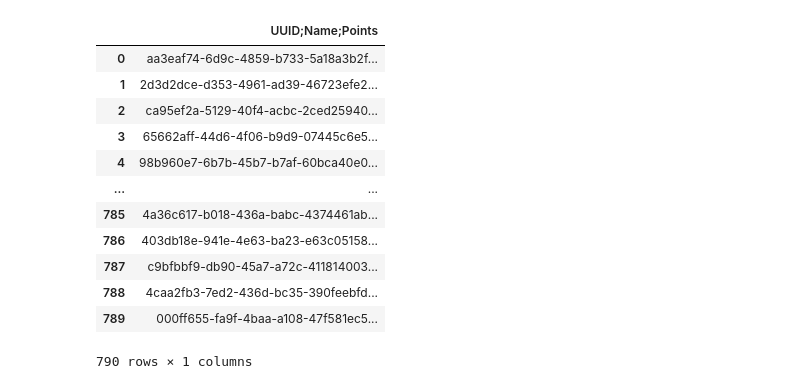
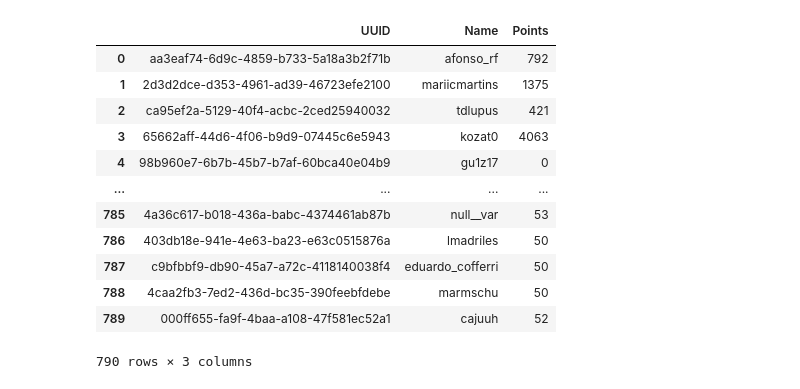
Before and after one commit to Celiana-Rocha/Pandas_notes, a Jupyter notebook: dia 03/novas_colunas.ipynb, the cells around one changed output. Drawn from its saved outputs; the diff is of its cells as text; code cells hidden in the pictures.

```diff
--- a/dia 03/novas_colunas.ipynb
+++ b/dia 03/novas_colunas.ipynb
@@ -3,17 +4,18 @@ import pandas as pd
 # %%
-df = pd.read_csv("../datas/customers.csv")
+
+df = pd.read_csv("../datas/customers.csv", sep= ';')
 df
 # %% [output]
-|  | UUID;Name;Points |
-| 0 | aa3eaf74-6d9c-4859-b733-5a18a3b2f... |
-| 1 | 2d3d2dce-d353-4961-ad39-46723efe2... |
-| 2 | ca95ef2a-5129-40f4-acbc-2ced25940... |
-| 3 | 65662aff-44d6-4f06-b9d9-07445c6e5... |
-| 4 | 98b960e7-6b7b-45b7-b7af-60bca40e0... |
-| ... | ... |
-| 785 | 4a36c617-b018-436a-babc-4374461ab... |
-| 786 | 403db18e-941e-4e63-ba23-e63c05158... |
-| 787 | c9bfbbf9-db90-45a7-a72c-411814003... |
-| 788 | 4caa2fb3-7ed2-436d-bc35-390feebfd... |
-| 789 | 000ff655-fa9f-4baa-a108-47f581ec5... |
+|  | UUID | Name | Points |
+| 0 | aa3eaf74-6d9c-4859-b733-5a18a3b2f71b | afonso_rf | 792 |
+| 1 | 2d3d2dce-d353-4961-ad39-46723efe2100 | mariicmartins | 1375 |
+| 2 | ca95ef2a-5129-40f4-acbc-2ced25940032 | tdlupus | 421 |
+| 3 | 65662aff-44d6-4f06-b9d9-07445c6e5943 | kozat0 | 4063 |
+| 4 | 98b960e7-6b7b-45b7-b7af-60bca40e04b9 | gu1z17 | 0 |
+| ... | ... | ... | ... |
+| 785 | 4a36c617-b018-436a-babc-4374461ab87b | null__var | 53 |
+| 786 | 403db18e-941e-4e63-ba23-e63c0515876a | lmadriles | 50 |
+| 787 | c9bfbbf9-db90-45a7-a72c-4118140038f4 | eduardo_cofferri | 50 |
+| 788 | 4caa2fb3-7ed2-436d-bc35-390feebfdebe | marmschu | 50 |
+| 789 | 000ff655-fa9f-4baa-a108-47f581ec52a1 | cajuuh | 52 |
-790 rows × 1 columns
+790 rows × 3 columns
```
Also changed, not shown: parts of 18 cells of this notebook.
